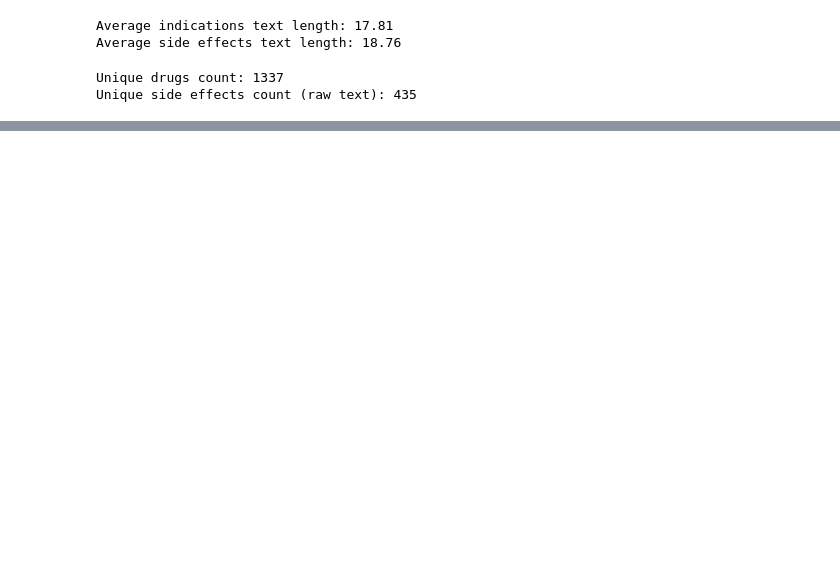
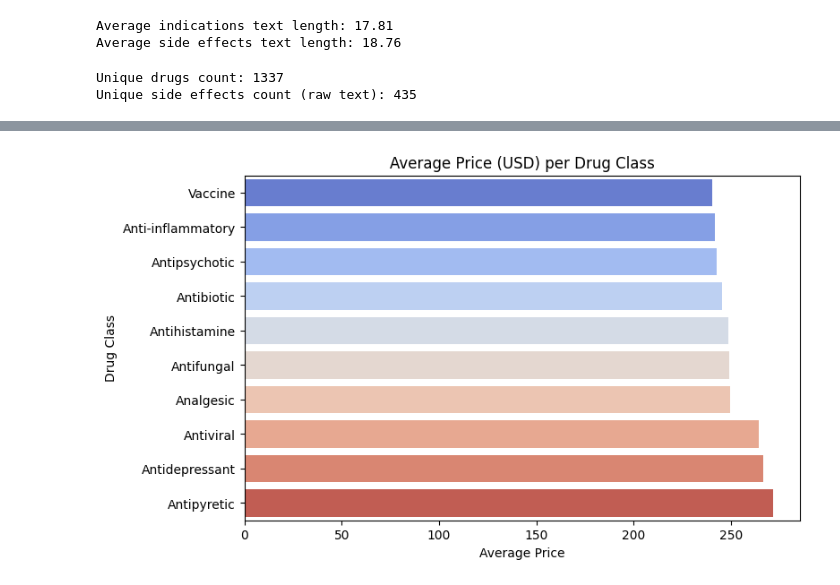
Before and after one commit to alabhastam/Drug-Labels-Side-Effects-analysis, a Jupyter notebook: main.ipynb, the cells around one changed output, grey strips where cells are left out. Cells and saved outputs as stored; diff of their text form; code cells hidden in the pictures; blank space fills up the shorter version.

```diff
--- a/main.ipynb
+++ b/main.ipynb
@@ -60,0 +102,13 @@ Unique side effects count (raw text): 435
+# %%
+# ----- 4. Mean price per drug class (top 10 classes by count) -----
+top_classes = df['drug_class'].value_counts().head(10).index
+class_prices = df[df['drug_class'].isin(top_classes)].groupby('drug_class')['price_usd'].mean().sort_values()
+
+plt.figure(figsize=(8,5))
+sns.barplot(x=class_prices.values, y=class_prices.index, palette='coolwarm')
+plt.title('Average Price (USD) per Drug Class')
+plt.xlabel('Average Price')
+plt.ylabel('Drug Class')
+plt.show()
+# %% [output]
+[figure, added]
```
Also changed, not shown: parts of 7 cells of this notebook.
